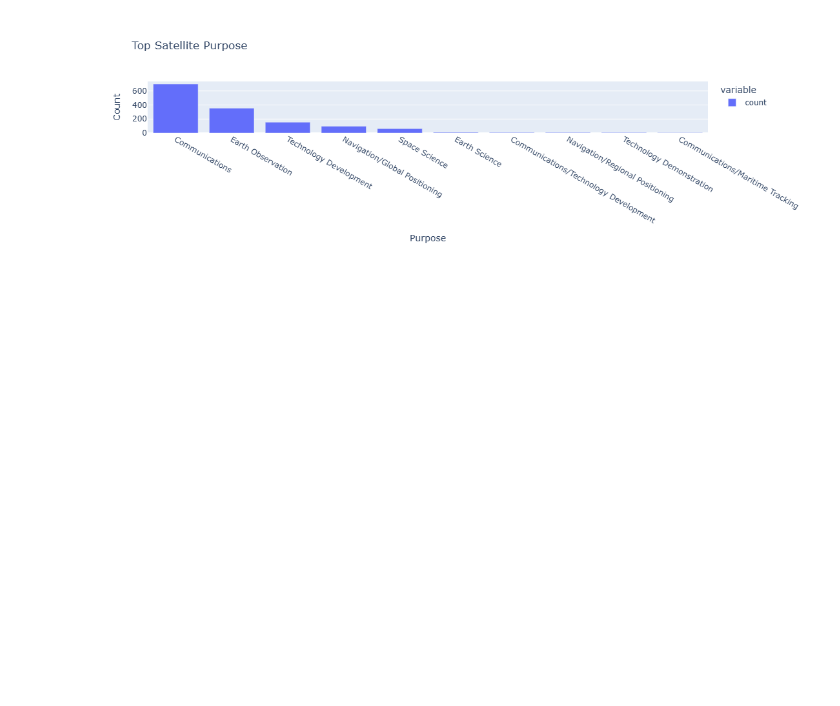
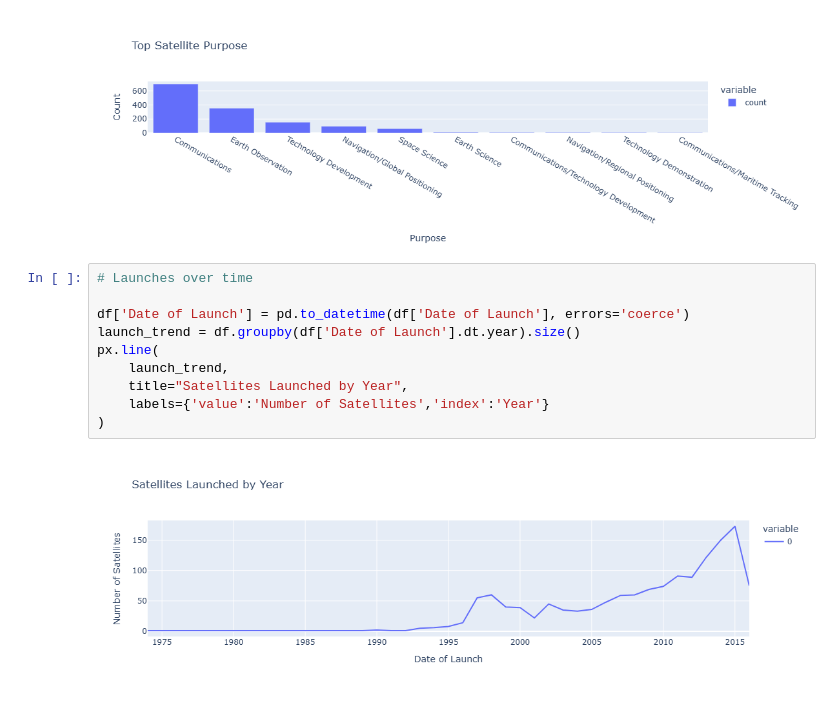
Before and after one commit to akhi-raj/space-constellation-analytics, a Jupyter notebook: notebooks/global.ipynb, the cells around one changed output. Drawn from its saved outputs; the diff is of its cells as text; blank space fills up the shorter version.

```diff
--- a/notebooks/global.ipynb
+++ b/notebooks/global.ipynb
@@ -66,3 +66,15 @@ px.bar(
 ).show()
 # %% [output]
 [figure]
+# %%
+# Launches over time
+
+df['Date of Launch'] = pd.to_datetime(df['Date of Launch'], errors='coerce')
+launch_trend = df.groupby(df['Date of Launch'].dt.year).size()
+px.line(
+    launch_trend,
+    title="Satellites Launched by Year",
+    labels={'value':'Number of Satellites','index':'Year'}
+)
+# %% [output]
+[figure, added]
```
